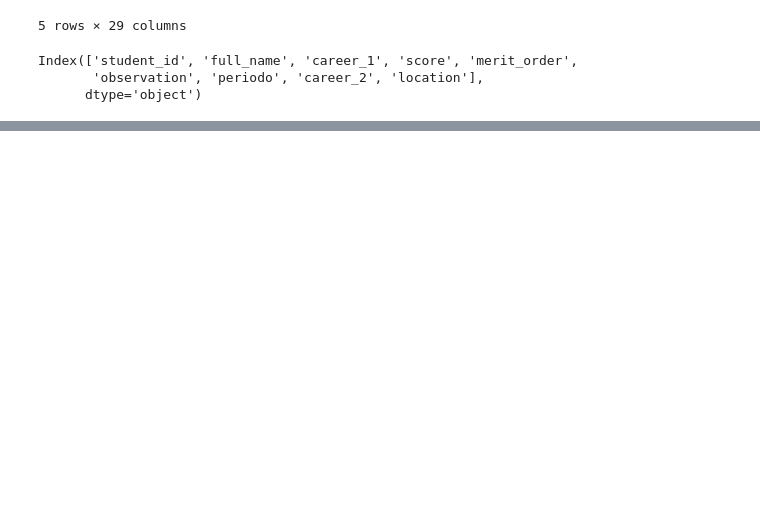
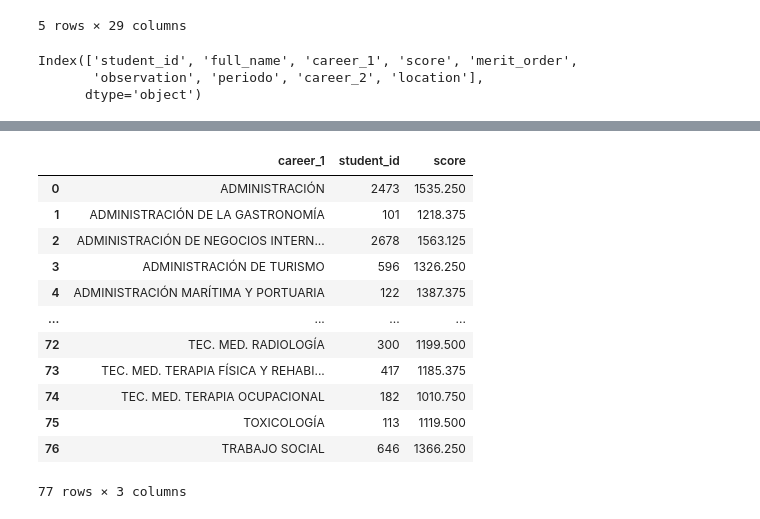
Before and after one commit to Dussand/exam_sm, a Jupyter notebook: data_scrap/analisis_postulantes.ipynb, the cells around one changed output, grey strips where cells are left out. Cells and saved outputs as stored; diff of their text form; code cells hidden in the pictures; blank space fills up the shorter version.

```diff
--- a/data_scrap/analisis_postulantes.ipynb
+++ b/data_scrap/analisis_postulantes.ipynb
@@ -859,0 +926,17 @@ melted_df[melted_df['career_1'] == 'CONTABILIDAD']
+# %%
+relation = resultados_exam.groupby('career_1').agg({'student_id':'count', 'score':'max'}).reset_index()
+relation
+# %% [output]
+|  | career_1 | student_id | score |
+| 0 | ADMINISTRACIÓN | 2473 | 1535.250 |
+| 1 | ADMINISTRACIÓN DE LA GASTRONOMÍA | 101 | 1218.375 |
+| 2 | ADMINISTRACIÓN DE NEGOCIOS INTERN... | 2678 | 1563.125 |
+| 3 | ADMINISTRACIÓN DE TURISMO | 596 | 1326.250 |
+| 4 | ADMINISTRACIÓN MARÍTIMA Y PORTUARIA | 122 | 1387.375 |
+| ... | ... | ... | ... |
+| 72 | TEC. MED. RADIOLOGÍA | 300 | 1199.500 |
+| 73 | TEC. MED. TERAPIA FÍSICA Y REHABI... | 417 | 1185.375 |
+| 74 | TEC. MED. TERAPIA OCUPACIONAL | 182 | 1010.750 |
+| 75 | TOXICOLOGÍA | 113 | 1119.500 |
+| 76 | TRABAJO SOCIAL | 646 | 1366.250 |
+77 rows × 3 columns
```
Also changed, not shown: parts of 16 cells of this notebook, 1 other file.
